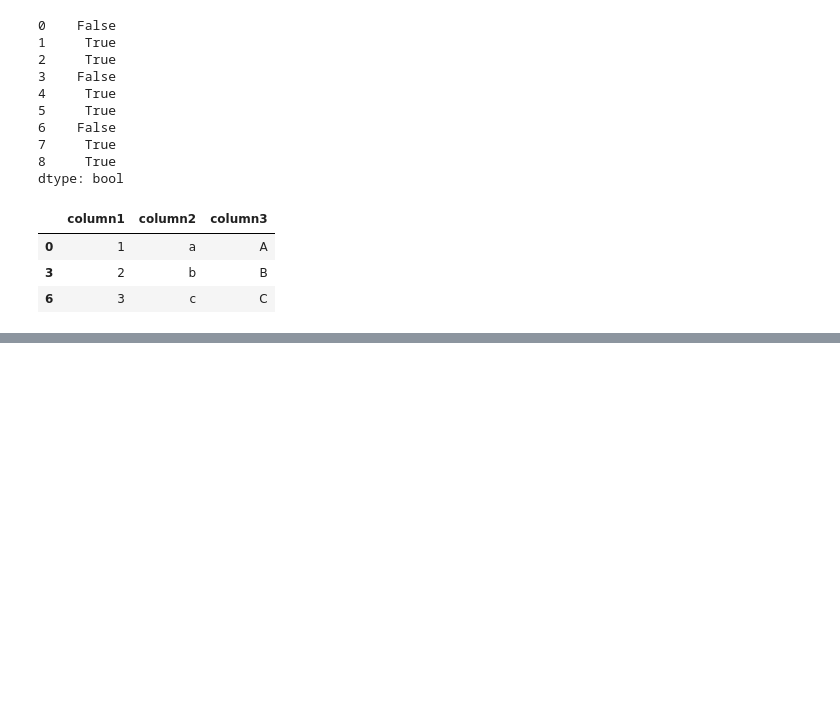
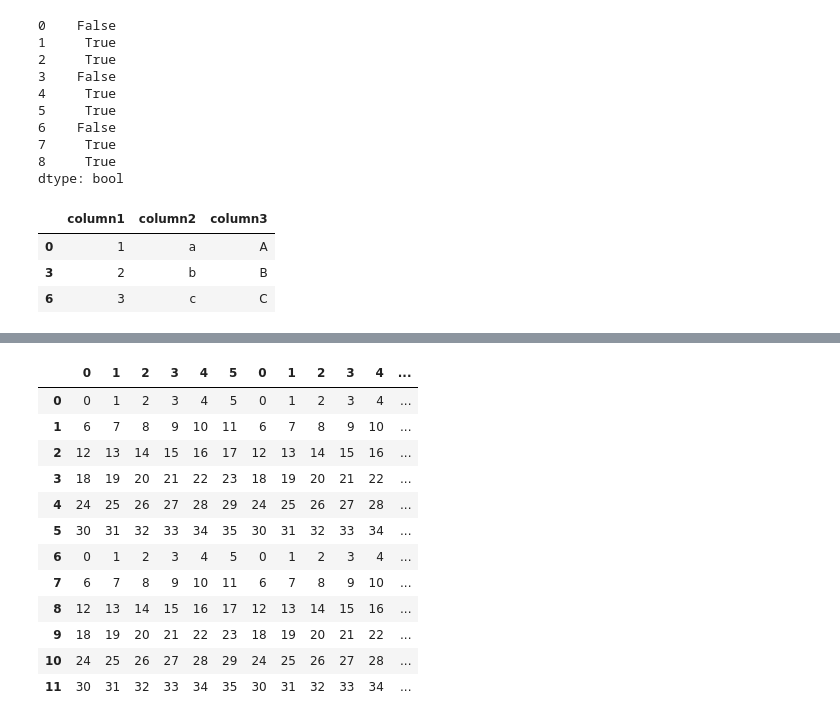
Before and after one commit to joshuafierro/learning-data-science, a Jupyter notebook: Data Munging Basics.ipynb, the cells around one changed output, grey strips where cells are left out. Cells and saved outputs as stored; diff of their text form; code cells hidden in the pictures; blank space fills up the shorter version.

Commit message:
Practicing Transforming and Concatinating data

```diff
--- a/Data Munging Basics.ipynb
+++ b/Data Munging Basics.ipynb
@@ -216,0 +219,4 @@ my_df.drop_duplicates()
+# %%
+df_obj1 = DataFrame(np.arange(36).reshape(6,6))
+df_obj2 = DataFrame(np.arange(36).reshape(6,6))
+df_obj1
@@ -216,0 +241,3 @@ my_df.drop_duplicates()
+# %%
+joined_Data = pd.concat([df_obj1, df_obj2], axis=1)
+joined_Data
@@ -216,0 +252,4 @@ my_df.drop_duplicates()
+# %%
+series_obj = Series(np.arange(6))
+series_obj.name = "variable_added"
+series_obj
@@ -216,0 +264,3 @@ my_df.drop_duplicates()
+# %%
+variable_added = DataFrame.join(joined_Data, series_obj)
+variable_added
@@ -216,0 +275,17 @@ my_df.drop_duplicates()
+# %%
+### can also add data using the append method to add data to the end of a set
+variable_added.append([variable_added], ignore_index=True)
+# %% [output]
+|  | 0 | 1 | 2 | 3 | 4 | 5 | 0 | 1 | 2 | 3 | 4 | ... |
+| 0 | 0 | 1 | 2 | 3 | 4 | 5 | 0 | 1 | 2 | 3 | 4 | ... |
+| 1 | 6 | 7 | 8 | 9 | 10 | 11 | 6 | 7 | 8 | 9 | 10 | ... |
+| 2 | 12 | 13 | 14 | 15 | 16 | 17 | 12 | 13 | 14 | 15 | 16 | ... |
+| 3 | 18 | 19 | 20 | 21 | 22 | 23 | 18 | 19 | 20 | 21 | 22 | ... |
+| 4 | 24 | 25 | 26 | 27 | 28 | 29 | 24 | 25 | 26 | 27 | 28 | ... |
+| 5 | 30 | 31 | 32 | 33 | 34 | 35 | 30 | 31 | 32 | 33 | 34 | ... |
+| 6 | 0 | 1 | 2 | 3 | 4 | 5 | 0 | 1 | 2 | 3 | 4 | ... |
+| 7 | 6 | 7 | 8 | 9 | 10 | 11 | 6 | 7 | 8 | 9 | 10 | ... |
+| 8 | 12 | 13 | 14 | 15 | 16 | 17 | 12 | 13 | 14 | 15 | 16 | ... |
+| 9 | 18 | 19 | 20 | 21 | 22 | 23 | 18 | 19 | 20 | 21 | 22 | ... |
+| 10 | 24 | 25 | 26 | 27 | 28 | 29 | 24 | 25 | 26 | 27 | 28 | ... |
+| 11 | 30 | 31 | 32 | 33 | 34 | 35 | 30 | 31 | 32 | 33 | 34 | ... |
```
Also changed, not shown: parts of 7 cells of this notebook.
